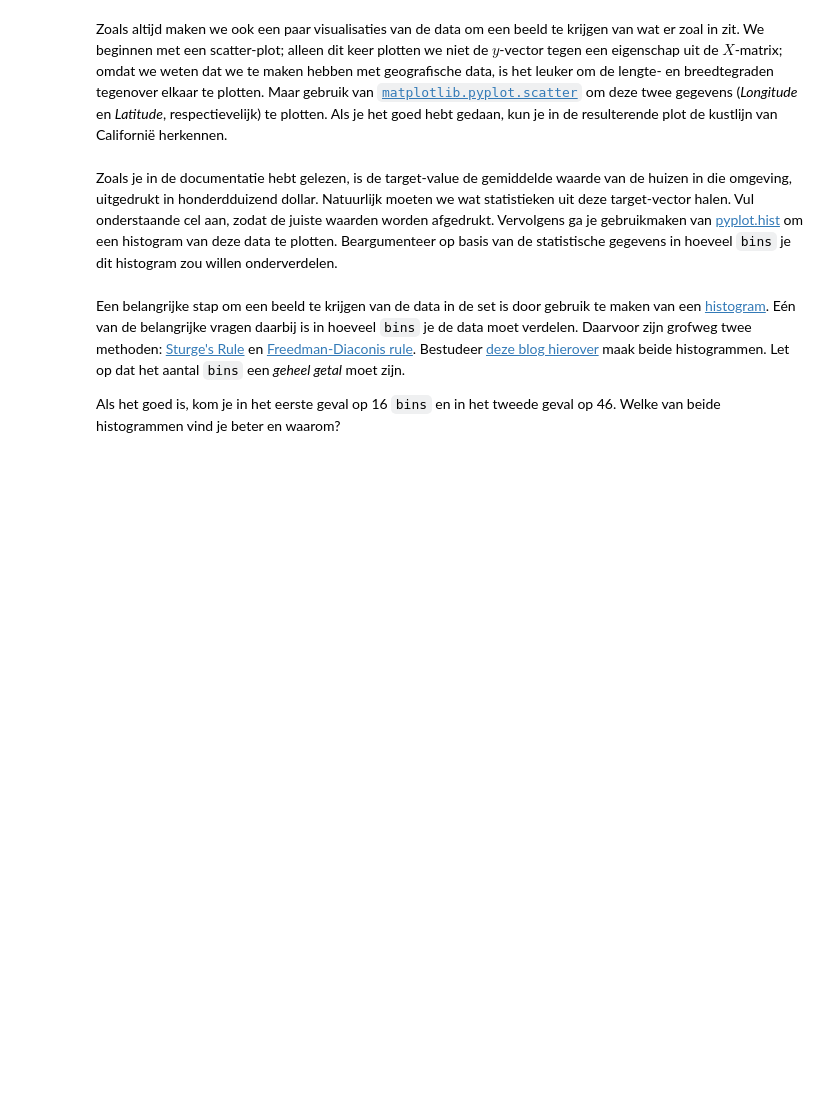
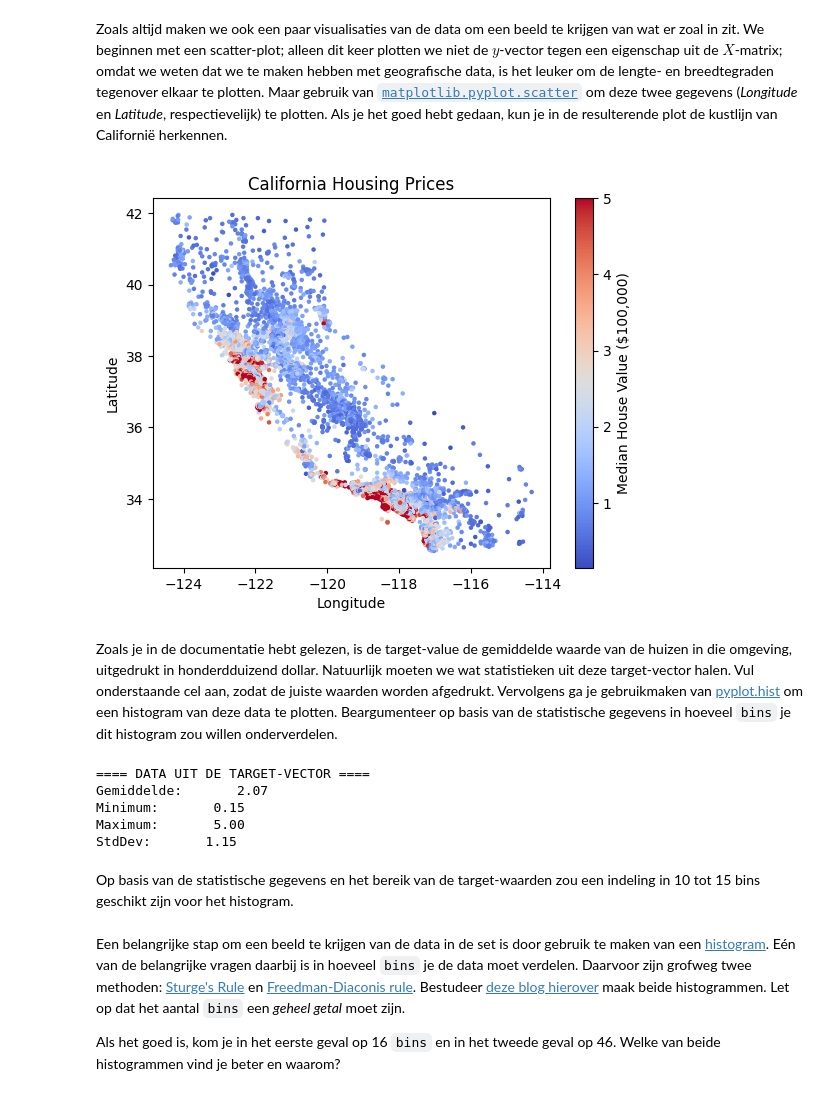
Before and after one commit to hanze-hbo-ict/Machine-Learning, a Jupyter notebook: docs/files/intro notebook en sklearn.ipynb, the cells around one changed output. Cells and saved outputs as stored; diff of their text form; code cells hidden in the pictures; blank space fills up the shorter version.

```diff
--- a/docs/files/intro notebook en sklearn.ipynb
+++ b/docs/files/intro notebook en sklearn.ipynb
@@ -21,27 +22,46 @@ import numpy as np
 # %% [markdown]
 Gebruik de onderstaande cel om de methode `fetch_california_housing` aan te roepen. Mocht je bij het laden SSL-errors krijgen, probeer dan de eerste regel in de bovenstaande cel uit het commentaar te halen en run die cel nogmaals. Gebruik `feature_names` om de namen van de eigenschappen van de dataset te weten te komen. Zorg ervoor dat je de *data* van het resultaat in een variabele `X` zet, en de *target* in een variabele `y`.
 # %%
-# YOUR CODE HERE
+housing_data = fetch_california_housing()
+
+X = housing_data.data
+y = housing_data.target
 # %% [markdown]
 Zoals altijd maken we ook een paar visualisaties van de data om een beeld te krijgen van wat er zoal in zit. We beginnen met een scatter-plot; alleen dit keer plotten we niet de $y$-vector tegen een eigenschap uit de $X$-matrix; omdat we weten dat we te maken hebben met geografische data, is het leuker om de lengte- en breedtegraden tegenover elkaar te plotten. Maar gebruik van [`matplotlib.pyplot.scatter`](https://matplotlib.org/stable/api/_as_gen/matplotlib.pyplot.scatter.html) om deze twee gegevens (*Longitude* en *Latitude*, respectievelijk) te plotten.
 Als je het goed hebt gedaan, kun je in de resulterende plot de kustlijn van Californië herkennen.
 # %%
-#YOUR CODE HERE
+longitude = X[:, housing_data.feature_names.index('Longitude')]
+latitude = X[:, housing_data.feature_names.index('Latitude')]
+
+plt.scatter(longitude, latitude, c=y, cmap='coolwarm', s=5)
+plt.xlabel('Longitude')
+plt.ylabel('Latitude')
+plt.title('California Housing Prices')
+plt.colorbar().set_label('Median House Value ($100,000)')
+plt.show()
+# %% [output]
+[figure, added]
 # %% [markdown]
 Zoals je in de documentatie hebt gelezen, is de target-value de gemiddelde waarde van de huizen in die omgeving, uitgedrukt in honderdduizend dollar. Natuurlijk moeten we wat statistieken uit deze target-vector halen. Vul onderstaande cel aan, zodat de juiste waarden worden afgedrukt. Vervolgens ga je gebruikmaken van [pyplot.hist](https://matplotlib.org/stable/api/_as_gen/matplotlib.pyplot.hist.html) om een histogram van deze data te plotten. Beargumenteer op basis van de statistische gegevens in hoeveel `bins` je dit histogram zou willen onderverdelen.
 # %%
-# YOUR CODE HERE
-# Vervang '0' door de juiste code. Tip: numpy (np) biedt hiervoor de juiste mogelijkheden
-min_value = 0
-max_value = 0
-stdev = 0
-gemiddelde = 0
+min_value = np.min(y)
+max_value = np.max(y)
+stdev = np.std(y)
+gemiddelde = np.mean(y)
 
 print ('==== DATA UIT DE TARGET-VECTOR ====')
 print (f'Gemiddelde: {gemiddelde:>10.2f}')
 print (f'Minimum: {min_value:>10.2f}')
 print (f'Maximum: {max_value:>10.2f}')
 print (f'StdDev: {stdev:>10.2f}')
+# %% [output]
+==== DATA UIT DE TARGET-VECTOR ====
+Gemiddelde:       2.07
+Minimum:       0.15
+Maximum:       5.00
+StdDev:       1.15
+# %% [markdown]
+Op basis van de statistische gegevens en het bereik van de target-waarden zou een indeling in 10 tot 15 bins geschikt zijn voor het histogram.
 # %% [markdown]
 Een belangrijke stap om een beeld te krijgen van de data in de set is door gebruik te maken van een [histogram](https://nl.wikipedia.org/wiki/Histogram). Eén van de belangrijke vragen daarbij is in hoeveel `bins` je de data moet verdelen. Daarvoor zijn grofweg twee methoden: [Sturge's Rule](https://www.statology.org/sturges-rule/) en [Freedman-Diaconis rule](). Bestudeer [deze blog hierover](https://medium.datadriveninvestor.com/how-to-decide-on-the-number-of-bins-of-a-histogram-3c36dc5b1cd8) maak beide histogrammen. Let op dat het aantal `bins` een *geheel getal* moet zijn.
 
```
Also changed, not shown: parts of 12 cells of this notebook, 8 other files.
